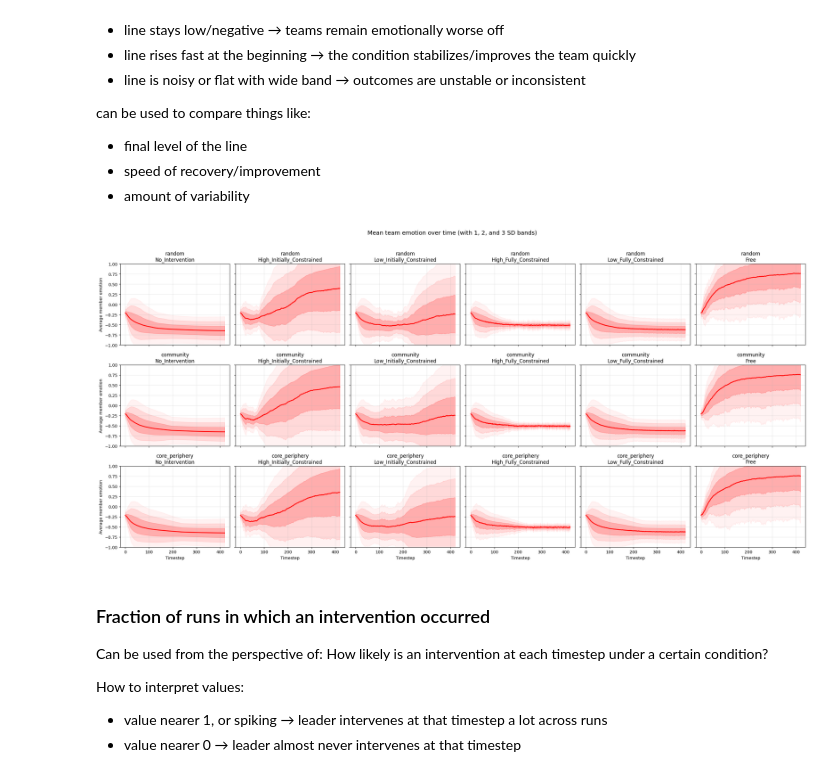
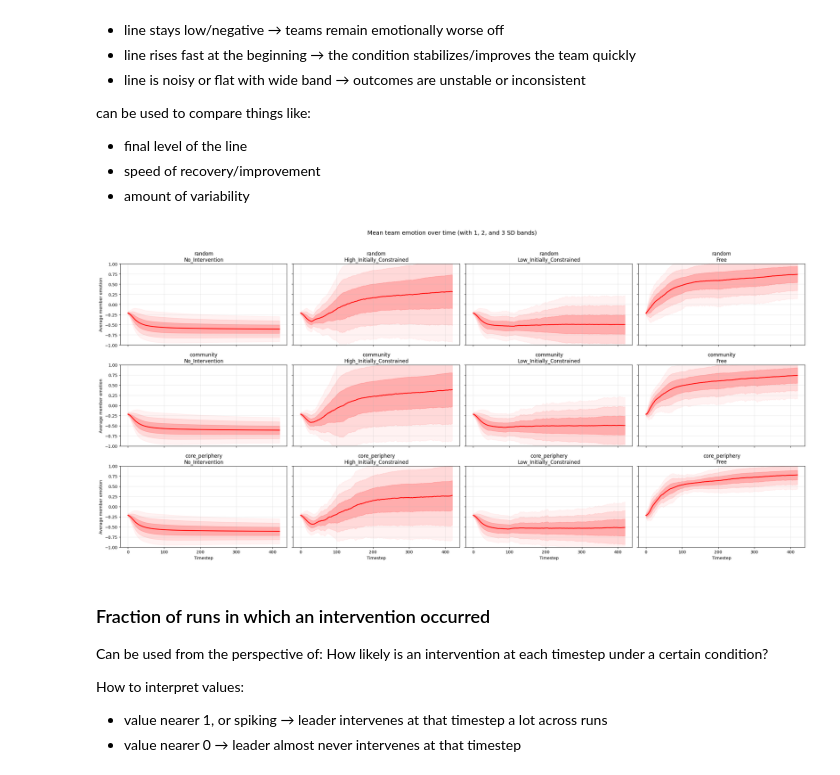
Before and after one commit to pajarito95/Emotion-Contagion, a Jupyter notebook: BigProject/analysis/analysis.ipynb, the cells around one changed output. Drawn from its saved outputs; the diff is of its cells as text; code cells hidden in the pictures.

```diff
--- a/BigProject/analysis/analysis.ipynb
+++ b/BigProject/analysis/analysis.ipynb
@@ -360,6 +360,14 @@ can be used to compare things like:
 - speed of recovery/improvement
 - amount of variability
 # %%
+leader_styles = ["No_Intervention", "High_Initially_Constrained", "Low_Initially_Constrained", "Free"]
+styles_pretty = {
+    "No_Intervention": "None",
+    "High_Initially_Constrained": "High Initial",
+    "Low_Initially_Constrained": "Low Initial",
+    "Free": "Free",
+}
+
 emotion_summary_df = (avg_df.groupby(["structure", "leader_style", "time"], as_index=False).agg(mean_avg_member_emotion=("avg_member_emotion", "mean"), sd_avg_member_emotion=("avg_member_emotion", "std"), n_runs=("avg_member_emotion", "count")))
 emotion_summary_df["sd_avg_member_emotion"] = emotion_summary_df["sd_avg_member_emotion"].fillna(0.0)
 
@@ -369,34 +377,34 @@ for structure in structures:
     for leader_style in leader_styles:
         ax = get_ax(axes, structure, leader_style)
         sub = emotion_summary_df[(emotion_summary_df["structure"] == structure) & (emotion_summary_df["leader_style"] == leader_style)].sort_values("time")
 
         if not sub.empty:
             x = sub["time"].to_numpy()
             y = sub["mean_avg_member_emotion"].to_numpy()
             s = sub["sd_avg_member_emotion"].to_numpy()
 
             ax.plot(x, y, color="red", linewidth=2)
 
             ax.fill_between(x, y - 3*s, y + 3*s, color="red", alpha=0.05)
             ax.fill_between(x, y - 2*s, y + 2*s, color="red", alpha=0.10)
             ax.fill_between(x, y - 1*s, y + 1*s, color="red", alpha=0.20)
 
         ax.set_title(format_condition_title(structure, leader_style))
         ax.set_ylim(-1, 1)
         ax.grid(True, alpha=0.3)
 
 for ax in axes[-1, :]:
     ax.set_xlabel("Timestep")
 
 for ax in axes[:, 0]:
     ax.set_ylabel("Average member emotion")
 
 fig.suptitle("Mean team emotion over time (with 1, 2, and 3 SD bands)", y=1.02, fontsize=14)
 
 fig.tight_layout()
 plt.show()
 # %% [output]
-[figure, old version]
+[figure, new version]
 # %% [markdown]
 ### Fraction of runs in which an intervention occurred
 
```
Also changed, not shown: parts of 14 cells of this notebook, 12 other files.
